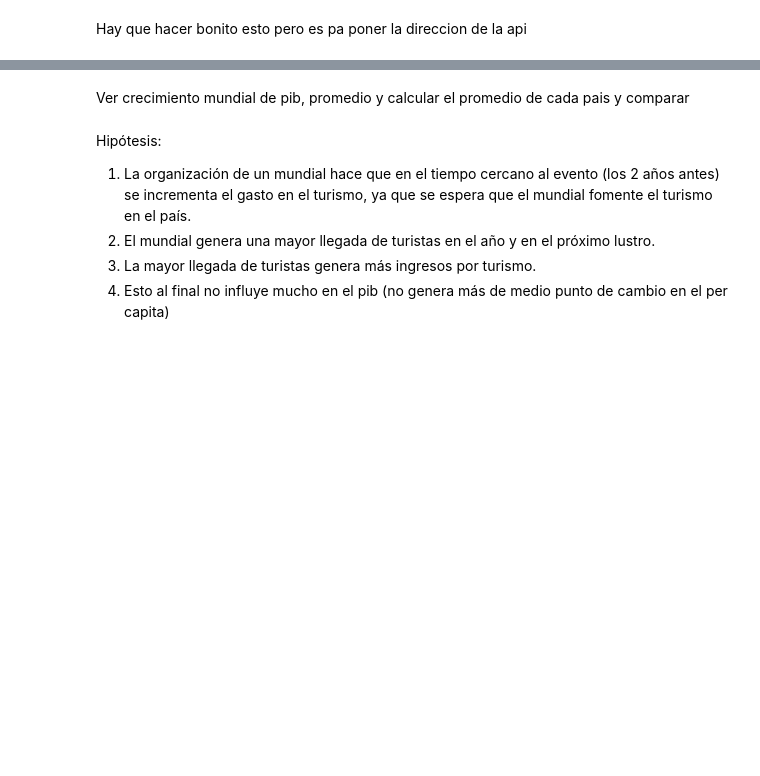
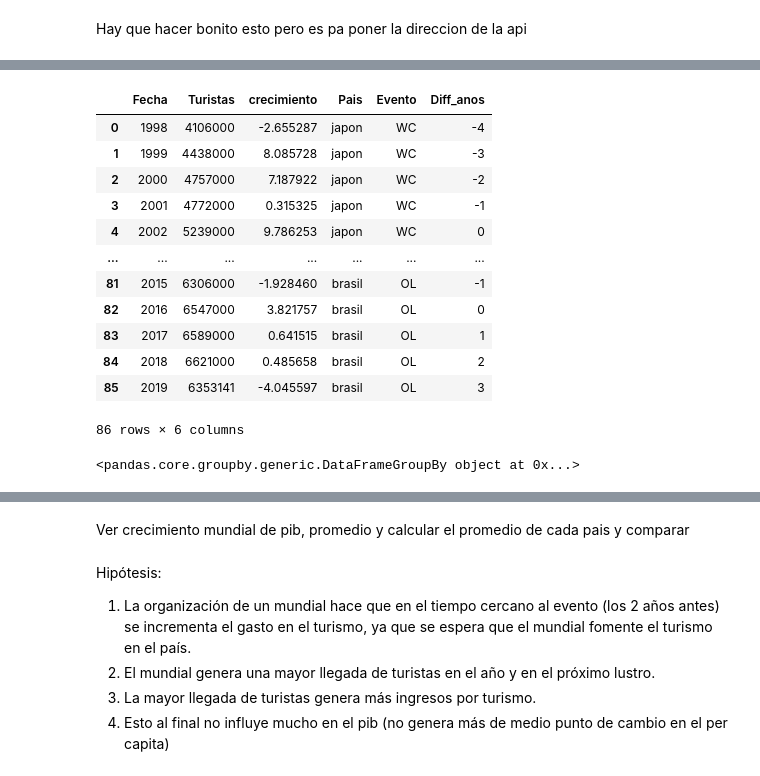
Before and after one commit to ThareauB/Proyecto-libertadores, a Jupyter notebook: proyect.ipynb, the cells around one changed output, grey strips where cells are left out. Cells and saved outputs as stored; diff of their text form; code cells hidden in the pictures; blank space fills up the shorter version.

```diff
--- a/proyect.ipynb
+++ b/proyect.ipynb
@@ -62,0 +88,22 @@ for j in lista_paises:
+# %%
+df_total = pd.concat([df_wc, df_ol], join='inner', ignore_index=True)
+df_total
+# %% [output]
+|  | Fecha | Turistas | crecimiento | Pais | Evento | Diff_anos |
+| 0 | 1998 | 4106000 | -2.655287 | japon | WC | -4 |
+| 1 | 1999 | 4438000 | 8.085728 | japon | WC | -3 |
+| 2 | 2000 | 4757000 | 7.187922 | japon | WC | -2 |
+| 3 | 2001 | 4772000 | 0.315325 | japon | WC | -1 |
+| 4 | 2002 | 5239000 | 9.786253 | japon | WC | 0 |
+| ... | ... | ... | ... | ... | ... | ... |
+| 81 | 2015 | 6306000 | -1.928460 | brasil | OL | -1 |
+| 82 | 2016 | 6547000 | 3.821757 | brasil | OL | 0 |
+| 83 | 2017 | 6589000 | 0.641515 | brasil | OL | 1 |
+| 84 | 2018 | 6621000 | 0.485658 | brasil | OL | 2 |
+| 85 | 2019 | 6353141 | -4.045597 | brasil | OL | 3 |
+86 rows × 6 columns
+# %%
+df_prueba = df_total.groupby(by='Diff_anos')
+df_prueba
+# %% [output]
+<pandas.core.groupby.generic.DataFrameGroupBy object at 0x...>
```
Also changed, not shown: parts of 8 cells of this notebook.
